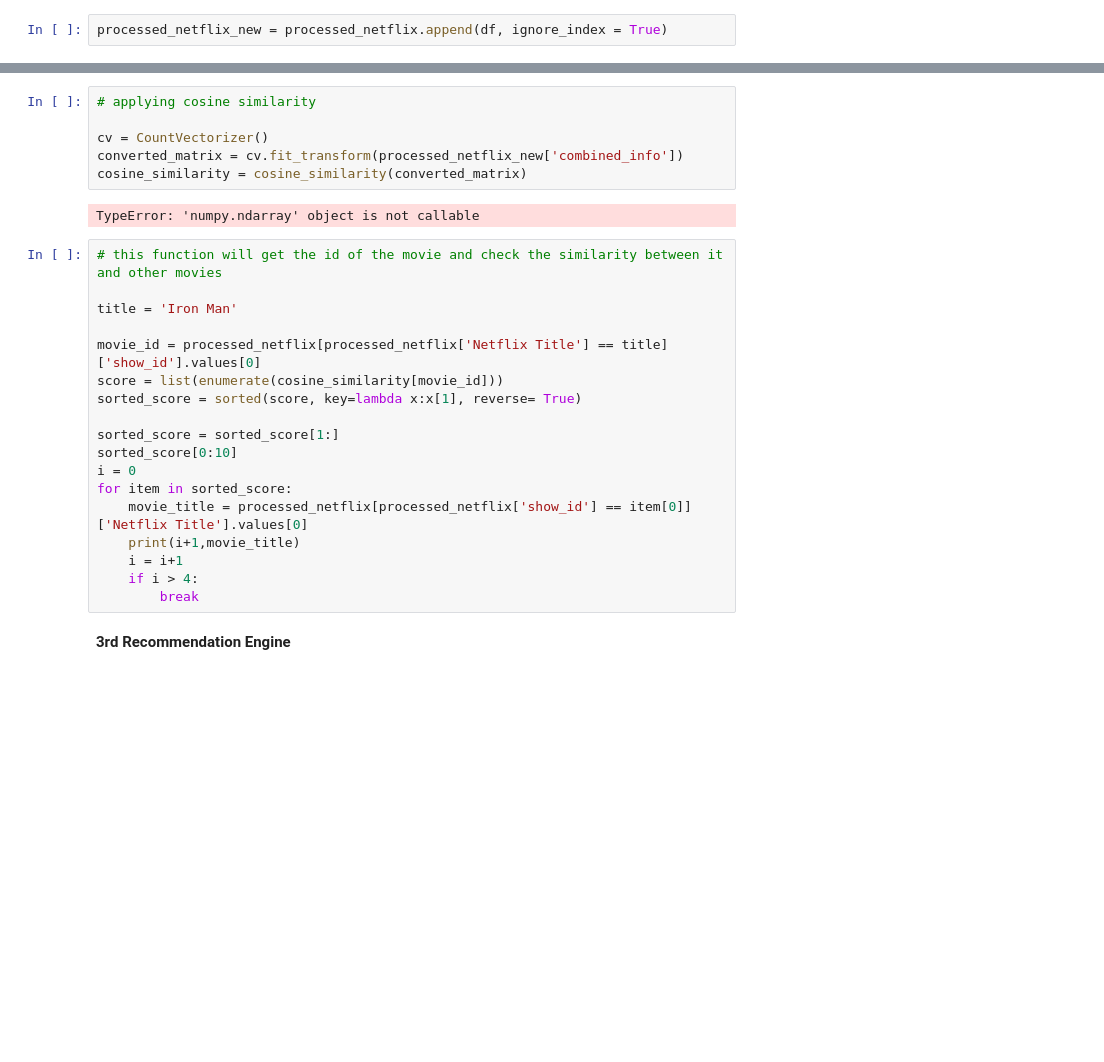
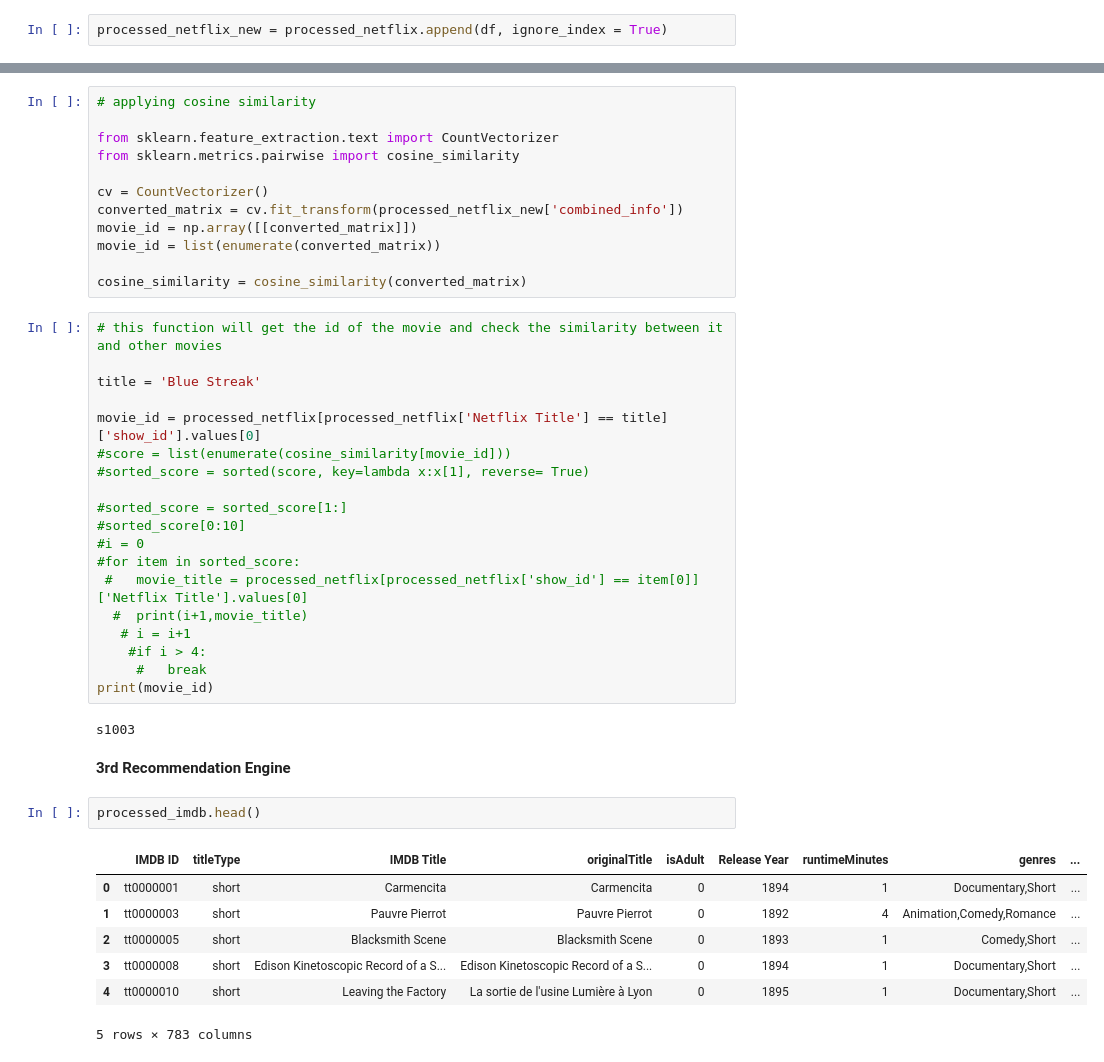
Before and after one commit to seantorres/Movie-Recommender-System, a Jupyter notebook: Data Modeling .ipynb, the cells around one changed output, grey strips where cells are left out. Cells and saved outputs as stored; diff of their text form; blank space fills up the shorter version.

```diff
--- a/Data Modeling .ipynb
+++ b/Data Modeling .ipynb
@@ -107,29 +107,46 @@ processed_netflix_new.head()
 # %%
 # applying cosine similarity
 
+from sklearn.feature_extraction.text import CountVectorizer
+from sklearn.metrics.pairwise import cosine_similarity
+
 cv = CountVectorizer()
 converted_matrix = cv.fit_transform(processed_netflix_new['combined_info'])
+movie_id = np.array([[converted_matrix]])
+movie_id = list(enumerate(converted_matrix))
+
 cosine_similarity = cosine_similarity(converted_matrix)
-# %% [output]
-TypeError: 'numpy.ndarray' object is not callable
 # %%
 # this function will get the id of the movie and check the similarity between it and other movies
 
-title = 'Iron Man'
+title = 'Blue Streak'
 
 movie_id = processed_netflix[processed_netflix['Netflix Title'] == title]['show_id'].values[0]
-score = list(enumerate(cosine_similarity[movie_id]))
-sorted_score = sorted(score, key=lambda x:x[1], reverse= True)
+#score = list(enumerate(cosine_similarity[movie_id]))
+#sorted_score = sorted(score, key=lambda x:x[1], reverse= True)
 
-sorted_score = sorted_score[1:]
-sorted_score[0:10]
-i = 0
-for item in sorted_score:
-    movie_title = processed_netflix[processed_netflix['show_id'] == item[0]]['Netflix Title'].values[0]
-    print(i+1,movie_title)
-    i = i+1
-    if i > 4:
-        break
+#sorted_score = sorted_score[1:]
+#sorted_score[0:10]
+#i = 0
+#for item in sorted_score:
+ #   movie_title = processed_netflix[processed_netflix['show_id'] == item[0]]['Netflix Title'].values[0]
+  #  print(i+1,movie_title)
+   # i = i+1
+    #if i > 4:
+     #   break
+print(movie_id)
+# %% [output]
+s1003
 # %% [markdown]
 **3rd Recommendation Engine**
+# %%
+processed_imdb.head()
+# %% [output]
+|  | IMDB ID | titleType | IMDB Title | originalTitle | isAdult | Release Year | runtimeMinutes | genres | ... |
+| 0 | tt0000001 | short | Carmencita | Carmencita | 0 | 1894 | 1 | Documentary,Short | ... |
+| 1 | tt0000003 | short | Pauvre Pierrot | Pauvre Pierrot | 0 | 1892 | 4 | Animation,Comedy,Romance | ... |
+| 2 | tt0000005 | short | Blacksmith Scene | Blacksmith Scene | 0 | 1893 | 1 | Comedy,Short | ... |
+| 3 | tt0000008 | short | Edison Kinetoscopic Record of a S... | Edison Kinetoscopic Record of a S... | 0 | 1894 | 1 | Documentary,Short | ... |
+| 4 | tt0000010 | short | Leaving the Factory | La sortie de l'usine Lumière à Lyon | 0 | 1895 | 1 | Documentary,Short | ... |
+5 rows × 783 columns
 # %%
```
Also changed, not shown: parts of 9 cells of this notebook.
